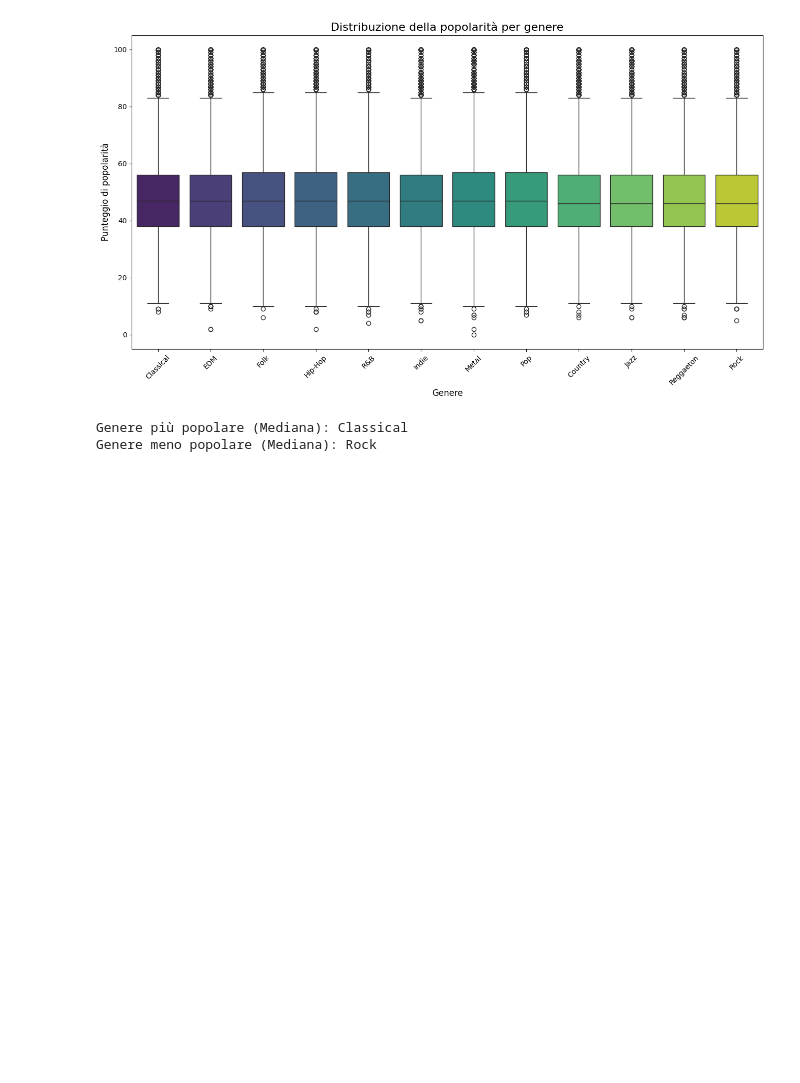
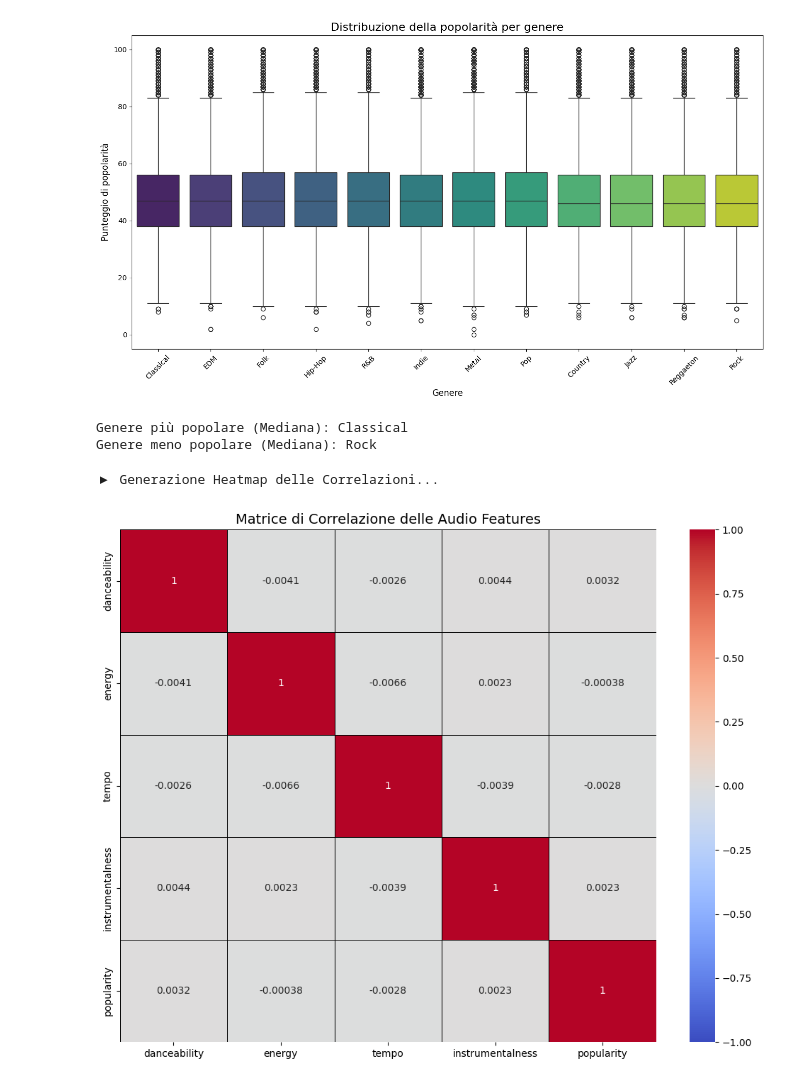
Before and after one commit to Luddachan/RepoSpotify_AnnaAntoRosy, a Jupyter notebook: analisi.ipynb, the cells around one changed output. Cells and saved outputs as stored; diff of their text form; code cells hidden in the pictures; blank space fills up the shorter version.

```diff
--- a/analisi.ipynb
+++ b/analisi.ipynb
@@ -232,3 +229,42 @@ Passing `palette` without assigning `hue` is deprecated and will be removed in v
 [figure]
 Genere più popolare (Mediana): Classical
 Genere meno popolare (Mediana): Rock
+# %%
+# --- Selezione del target e delle feature ---
+target = 'popularity'
+features = [
+    'danceability', 'energy', 'tempo',
+    'instrumentalness', 'valence', target
+]
+
+# Filtra solo le colonne effettivamente presenti nel dataset
+available_features = [f for f in features if f in df.columns]
+
+# --- Heatmap delle correlazioni ---
+if len(available_features) > 1:
+    print("\n▶ Generazione Heatmap delle Correlazioni...")
+
+    plt.figure(figsize=(10, 8))
+
+    # Matrice di correlazione
+    corr = df[available_features].corr()
+
+    # Heatmap
+    sns.heatmap(
+        corr,
+        annot=True,
+        cmap='coolwarm',
+        vmin=-1,
+        vmax=1,
+        linewidths=0.5,
+        linecolor='black'
+    )
+
+    plt.title('Matrice di Correlazione delle Audio Features', fontsize=14)
+    plt.tight_layout()
+    plt.show()
+else:
+    print("⚠️ Non ci sono abbastanza colonne per calcolare la correlazione.")
+# %% [output]
+▶ Generazione Heatmap delle Correlazioni...
+[figure, added]
```
Also changed, not shown: parts of 3 cells of this notebook, 3 other files.
